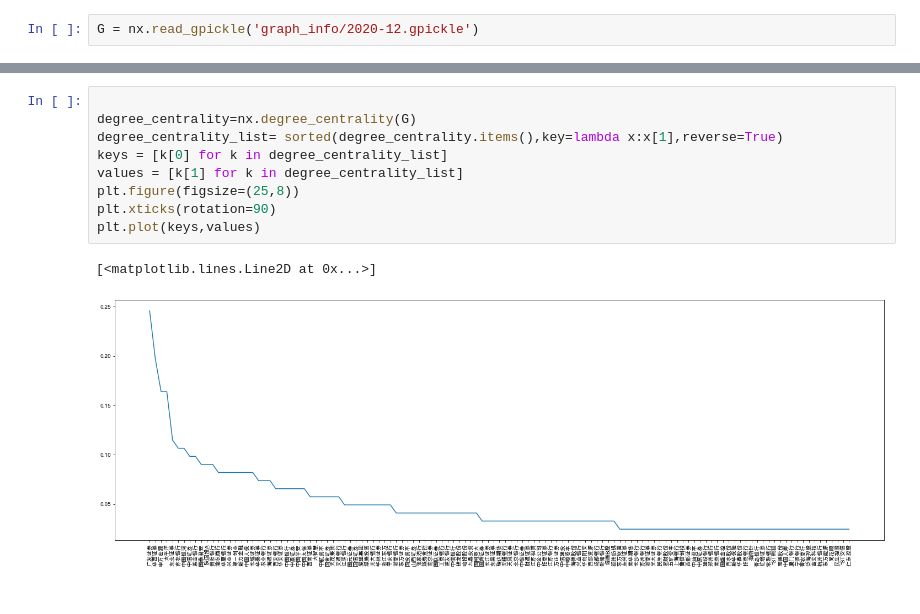
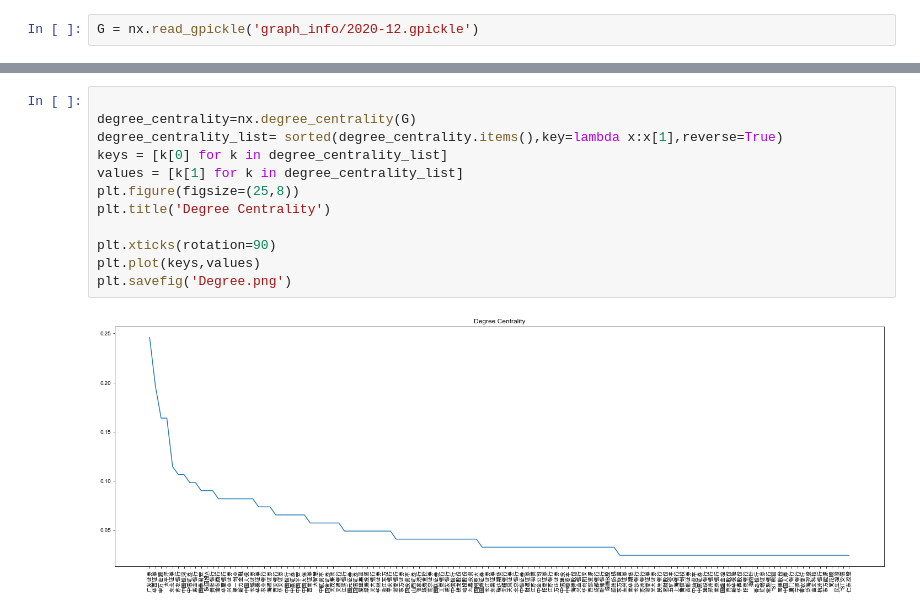
Before and after one commit to Chang-Tong/System-Risk-by-Network-View, a Jupyter notebook: stock_data/pmfg_example.ipynb, the cells around one changed output, grey strips where cells are left out. Saved outputs shown, nothing was run; the diff lists cells and outputs as text.

```diff
--- a/stock_data/pmfg_example.ipynb
+++ b/stock_data/pmfg_example.ipynb
@@ -17,12 +17,14 @@ plt.show()
 # %%
 
 degree_centrality=nx.degree_centrality(G)
 degree_centrality_list= sorted(degree_centrality.items(),key=lambda x:x[1],reverse=True)
 keys = [k[0] for k in degree_centrality_list]
 values = [k[1] for k in degree_centrality_list]
 plt.figure(figsize=(25,8))
+plt.title('Degree Centrality')
+
 plt.xticks(rotation=90)
 plt.plot(keys,values)
+plt.savefig('Degree.png')
 # %% [output]
-[<matplotlib.lines.Line2D at 0x...>]
-[figure, old version]
+[figure, new version]
```
Also changed, not shown: parts of 2 cells of this notebook, 2 other files.
